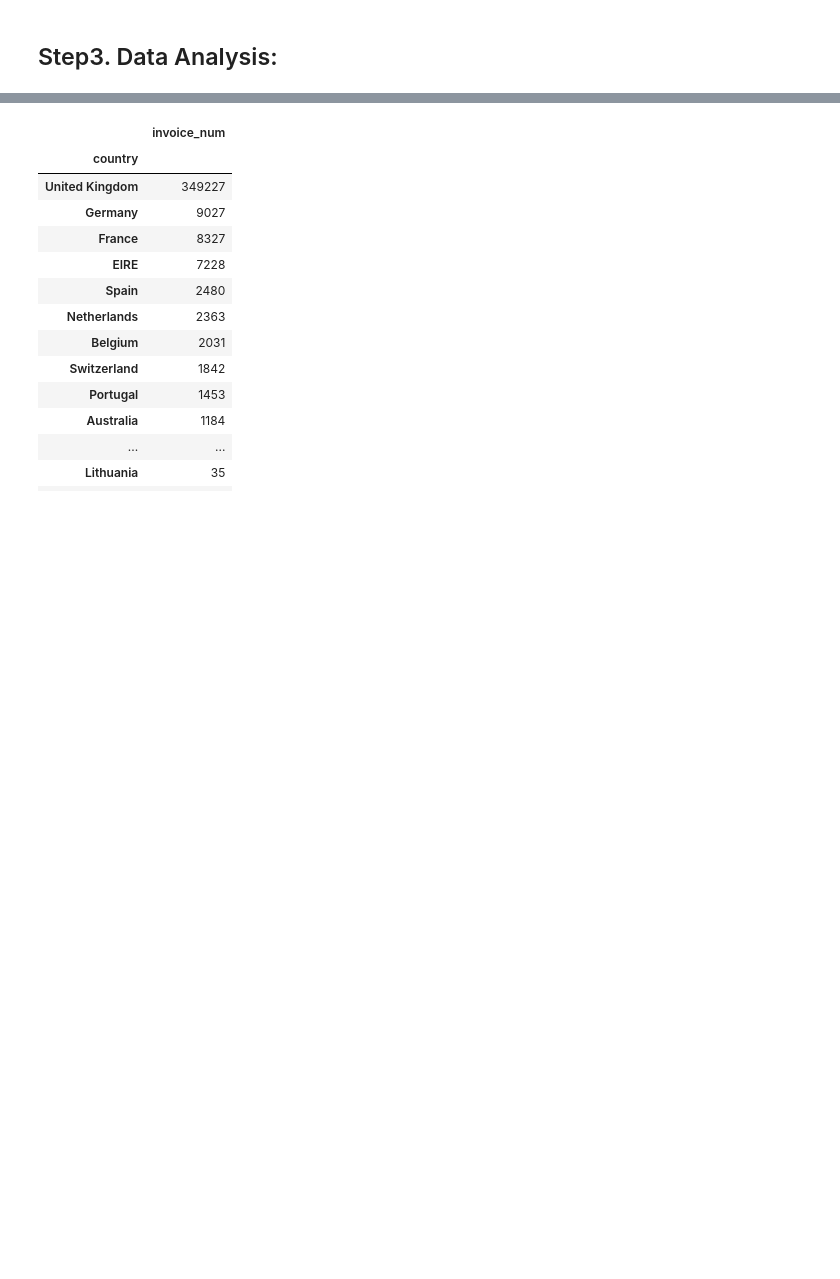
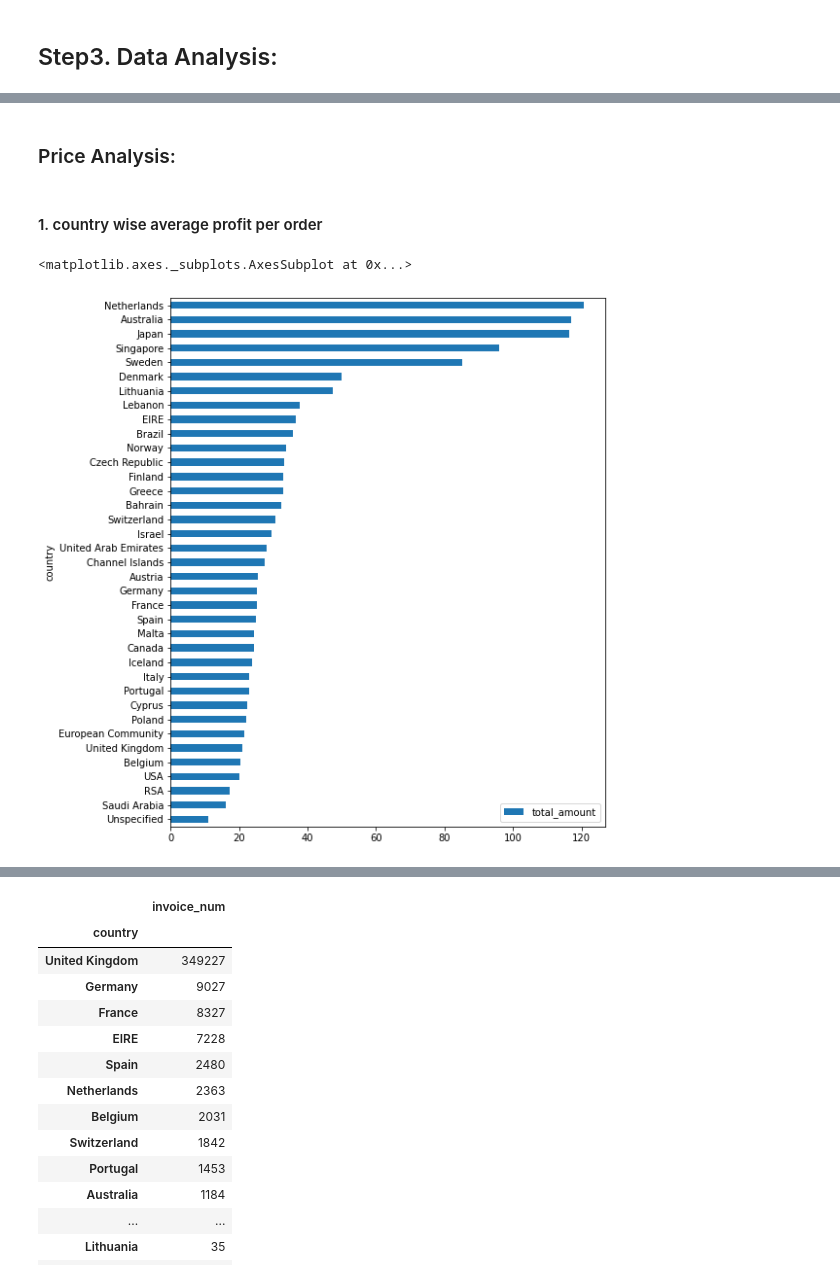
Before and after one commit to bhadreshpsavani/ExploringDataScience, a Jupyter notebook: Analyse_Ecommerece_Data.ipynb, the cells around one changed output, grey strips where cells are left out. Drawn from its saved outputs; the diff is of its cells as text; code cells hidden in the pictures; blank space fills up the shorter version.

```diff
--- a/Analyse_Ecommerece_Data.ipynb
+++ b/Analyse_Ecommerece_Data.ipynb
@@ -316,0 +361,9 @@ df.head()
+# %% [markdown]
+### Price Analysis:
+# %% [markdown]
+#### 1. country wise average profit per order
+# %%
+df.pivot_table(index='country', values=['total_amount'], aggfunc='mean').sort_values(by='total_amount').plot.barh(figsize=(8, 10))
+# %% [output]
+<matplotlib.axes._subplots.AxesSubplot at 0x...>
+[figure, added]
```
Also changed, not shown: parts of 41 cells of this notebook.
